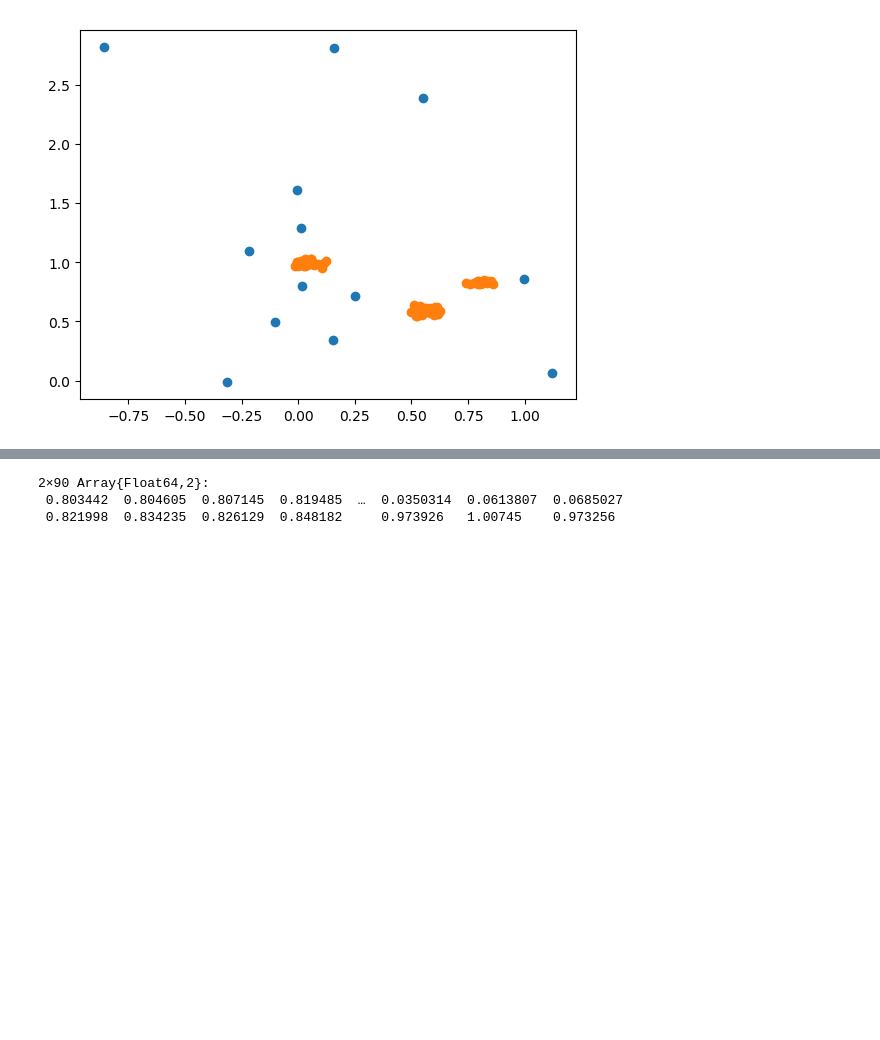
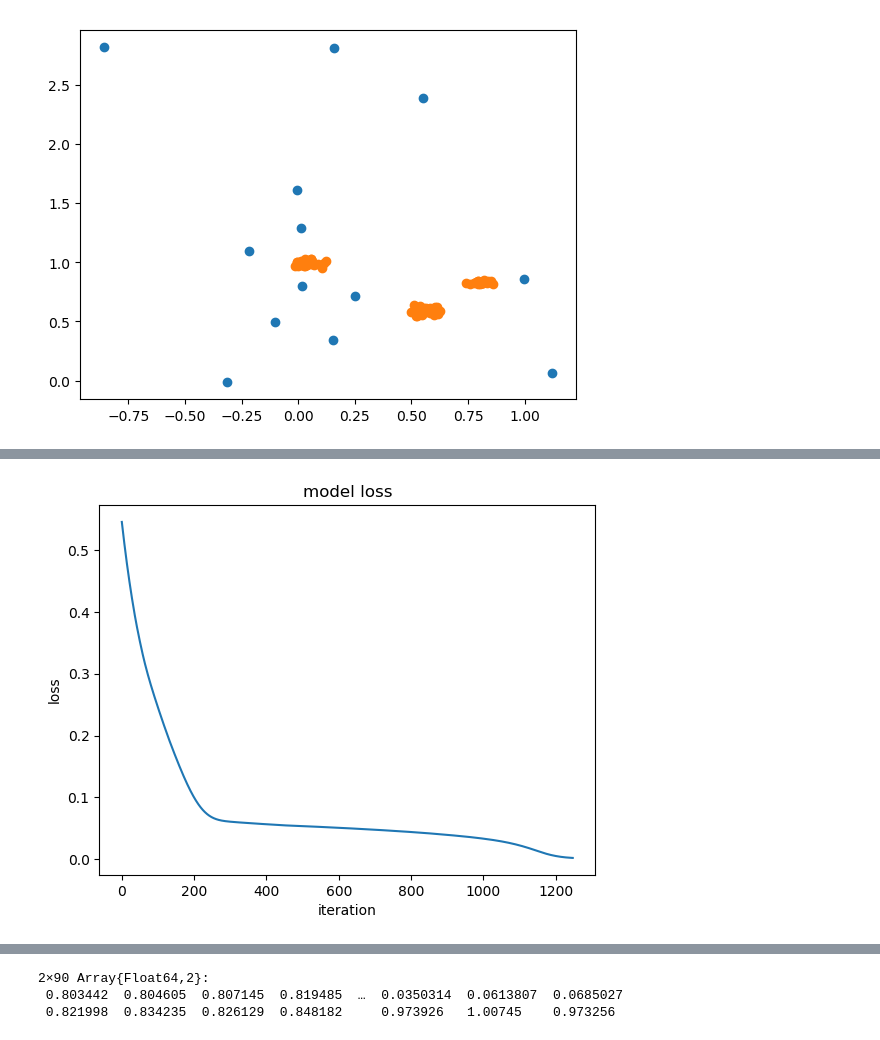
Before and after one commit to smidl/AnomalyDetection.jl, a Jupyter notebook: examples/AE_anomaly_detection.ipynb, the cells around one changed output, grey strips where cells are left out. Saved outputs shown, nothing was run; the diff lists cells and outputs as text; code cells hidden in the pictures; blank space fills up the shorter version.

```diff
--- a/examples/AE_anomaly_detection.ipynb
+++ b/examples/AE_anomaly_detection.ipynb
@@ -65,3 +58,15 @@ loss: 0.001999977323624284
+# %%
+# plot model loss
+if tracked
+    figure()
+    title("model loss")
+    plot(model.traindata["loss"])
+    xlabel("iteration")
+    ylabel("loss")
+    show()
+end
+# %% [output]
+[figure, added]
 # %%
 model(nX)
 # %% [output]
```
Also changed, not shown: parts of 9 cells of this notebook, 8 other files.
